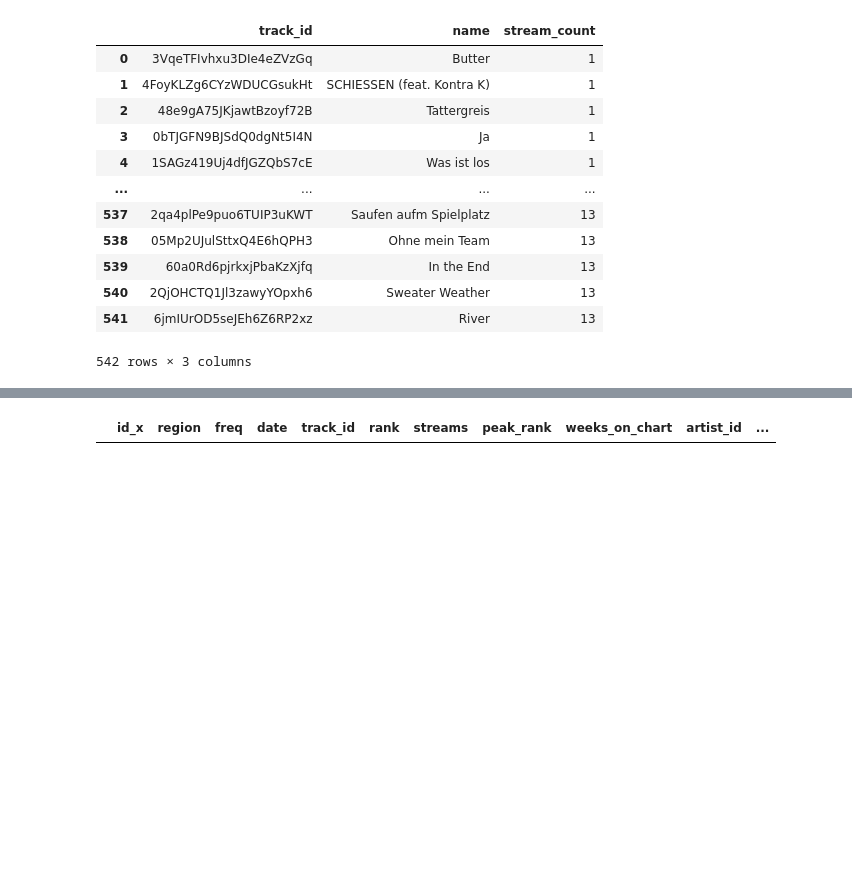
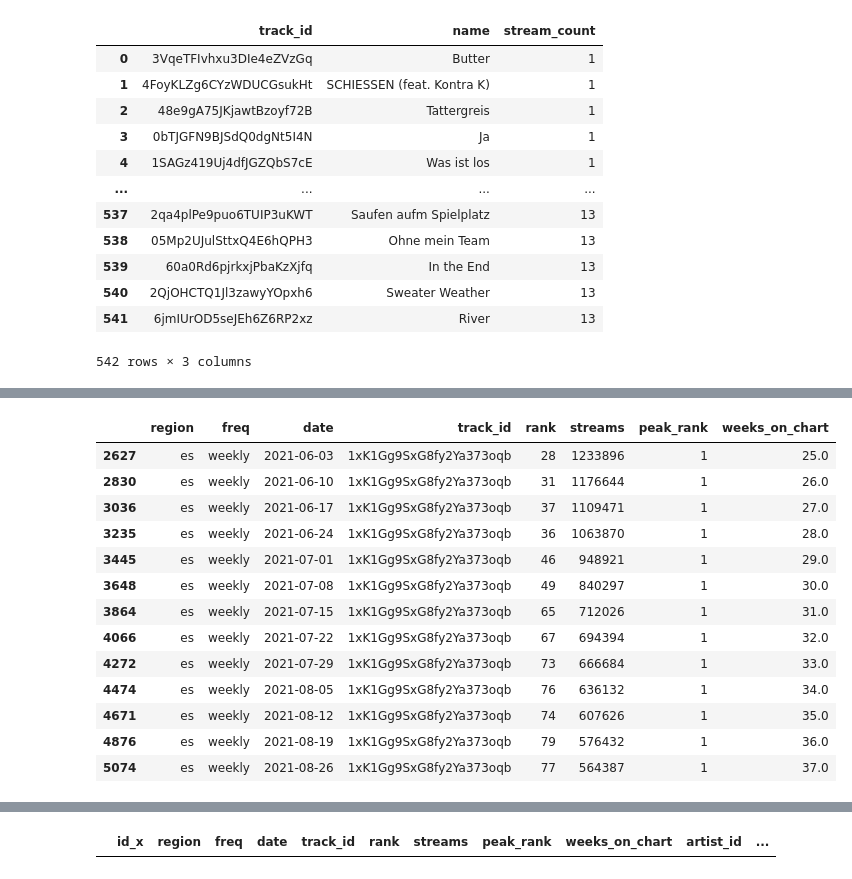
Before and after one commit to Timson1235/clouddocker, a Jupyter notebook: Programming/sql/demo-20250407/demo.ipynb, the cells around one changed output, grey strips where cells are left out. Drawn from its saved outputs; the diff is of its cells as text; code cells hidden in the pictures; blank space fills up the shorter version.

```diff
--- a/Programming/sql/demo-20250407/demo.ipynb
+++ b/Programming/sql/demo-20250407/demo.ipynb
@@ -245,3 +237,12 @@ query = """SELECT charts.*, tracks_artists.artist_id
            ON charts.track_id = tracks_artists.track_id"""
 tracks = pd.read_sql(query, con=engine)
 artists = pd.read_sql('artists', con=engine)
+# %%
+query = """SELECT charts.*, tracks_artists.artist_id
+           FROM charts
+           LEFT JOIN tracks_artists
+           ON charts.track_id = tracks_artists.track_id"""
+tracks = pd.read_sql(query, con=engine)
+artists = pd.read_sql('artists', con=engine)
+charts = pd.read_sql('charts', con=engine)
+tracks_artists = pd.read_sql('tracks_artists', con=engine)
@@ -247,0 +263,4 @@ artists = pd.read_sql('artists', con=engine)
+# %%
+charts.drop(columns=['id'], inplace=True)
+# %%
+pd.set_option('display.max_columns', None)
@@ -247,0 +283,17 @@ artists = pd.read_sql('artists', con=engine)
+# %%
+charts[charts['track_id']== '1xK1Gg9SxG8fy2Ya373oqb']
+# %% [output]
+|  | region | freq | date | track_id | rank | streams | peak_rank | weeks_on_chart |
+| 2627 | es | weekly | 2021-06-03 | 1xK1Gg9SxG8fy2Ya373oqb | 28 | 1233896 | 1 | 25.0 |
+| 2830 | es | weekly | 2021-06-10 | 1xK1Gg9SxG8fy2Ya373oqb | 31 | 1176644 | 1 | 26.0 |
+| 3036 | es | weekly | 2021-06-17 | 1xK1Gg9SxG8fy2Ya373oqb | 37 | 1109471 | 1 | 27.0 |
+| 3235 | es | weekly | 2021-06-24 | 1xK1Gg9SxG8fy2Ya373oqb | 36 | 1063870 | 1 | 28.0 |
+| 3445 | es | weekly | 2021-07-01 | 1xK1Gg9SxG8fy2Ya373oqb | 46 | 948921 | 1 | 29.0 |
+| 3648 | es | weekly | 2021-07-08 | 1xK1Gg9SxG8fy2Ya373oqb | 49 | 840297 | 1 | 30.0 |
+| 3864 | es | weekly | 2021-07-15 | 1xK1Gg9SxG8fy2Ya373oqb | 65 | 712026 | 1 | 31.0 |
+| 4066 | es | weekly | 2021-07-22 | 1xK1Gg9SxG8fy2Ya373oqb | 67 | 694394 | 1 | 32.0 |
+| 4272 | es | weekly | 2021-07-29 | 1xK1Gg9SxG8fy2Ya373oqb | 73 | 666684 | 1 | 33.0 |
+| 4474 | es | weekly | 2021-08-05 | 1xK1Gg9SxG8fy2Ya373oqb | 76 | 636132 | 1 | 34.0 |
+| 4671 | es | weekly | 2021-08-12 | 1xK1Gg9SxG8fy2Ya373oqb | 74 | 607626 | 1 | 35.0 |
+| 4876 | es | weekly | 2021-08-19 | 1xK1Gg9SxG8fy2Ya373oqb | 79 | 576432 | 1 | 36.0 |
+| 5074 | es | weekly | 2021-08-26 | 1xK1Gg9SxG8fy2Ya373oqb | 77 | 564387 | 1 | 37.0 |
```
Also changed, not shown: parts of 6 cells of this notebook, 12 other files.
